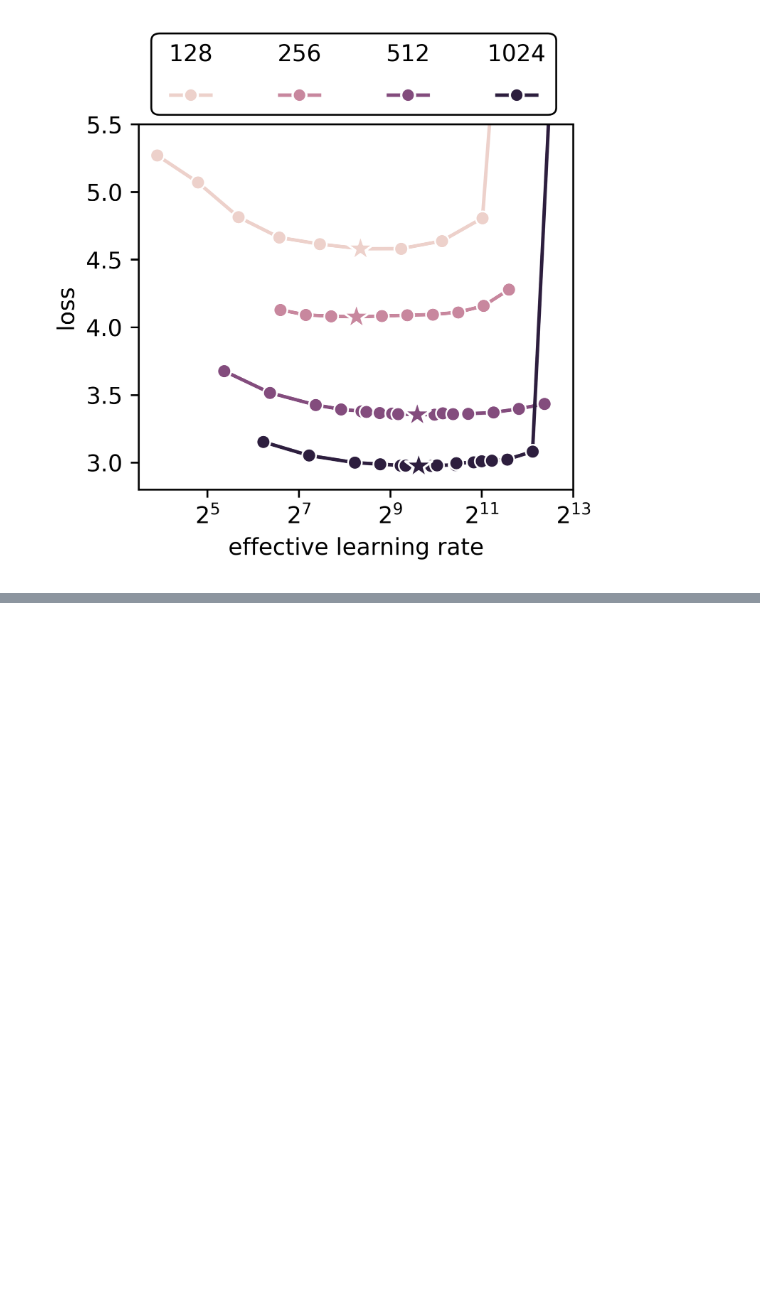
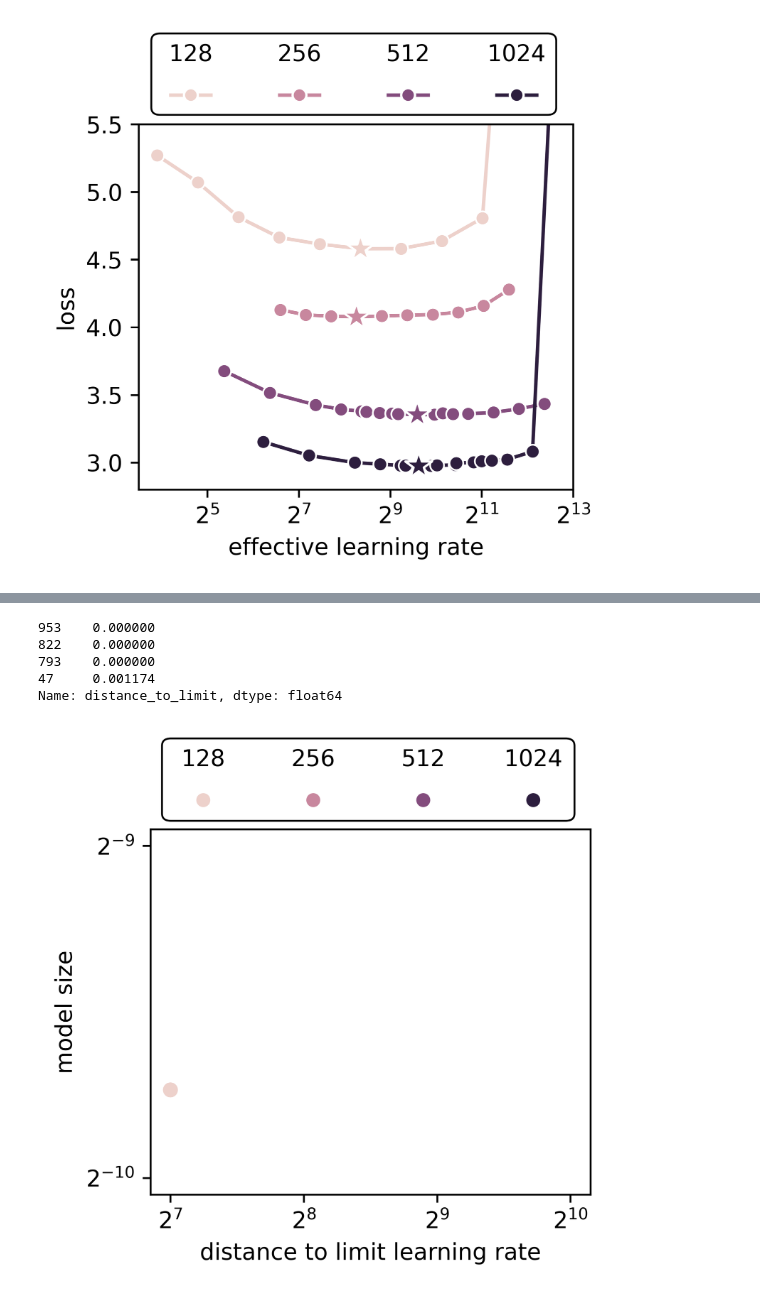
Before and after one commit to louisvonleitner/learning-rate-transfer, a Jupyter notebook: analysis/result_analysis/learning_rate_results_head_size_128.ipynb, the cells around one changed output, grey strips where cells are left out. Drawn from its saved outputs; the diff is of its cells as text; code cells hidden in the pictures; blank space fills up the shorter version.

```diff
--- a/analysis/result_analysis/learning_rate_results_head_size_128.ipynb
+++ b/analysis/result_analysis/learning_rate_results_head_size_128.ipynb
@@ -537,0 +476,50 @@ for i, d_model in enumerate([128, 256, 512]):
+# %%
+fig, ax = plt.subplots(1, 1, figsize=(3.54, 3.54), dpi=600)
+
+difference_df = df_optimal_lrs_not_relative.query("full_length_training == True").copy()
+limit = difference_df.loc[difference_df['d_model'] == 1024, 'base_lr']
+difference_df['distance_to_limit'] = difference_df['base_lr'].apply(lambda x: np.abs(x - limit))
+print(difference_df['distance_to_limit'])
+
+
+sns.scatterplot(
+    difference_df,
+    x='d_model',
+    y='distance_to_limit',
+    hue='d_model',
+    hue_norm=LogNorm(),
+    ax=ax,
+    # marker='*',
+    legend=True,
+    s=50,
+    zorder=2,
+)
+
+
+ax.set_xscale('log', base=2)
+ax.set_yscale('log', base=2)
+# ax.set_xlim(2**2.35, 2**11.5)
+# ax.set_ylim(2.8, 6.5)
+
+# labels
+ax.set_xlabel('distance to limit learning rate')
+ax.set_ylabel('model size')
+
+# legend
+two_row_legend(ax, x_offset=-0.005)
+fig.subplots_adjust(top=0.8)  # leave room above the axes
+
+legend = ax.legend()
+legend.remove()
+
+# ax.set_title("Loss vs optimal base learning rate under muTransfer without relative lr schedule")
+
+plt.tight_layout()
+plt.show()
+# %% [output]
+953    0.000000
+822    0.000000
+793    0.000000
+47     0.001174
+Name: distance_to_limit, dtype: float64
+[figure, added]
```
Also changed, not shown: parts of 1 cell of this notebook, 9 other files.
